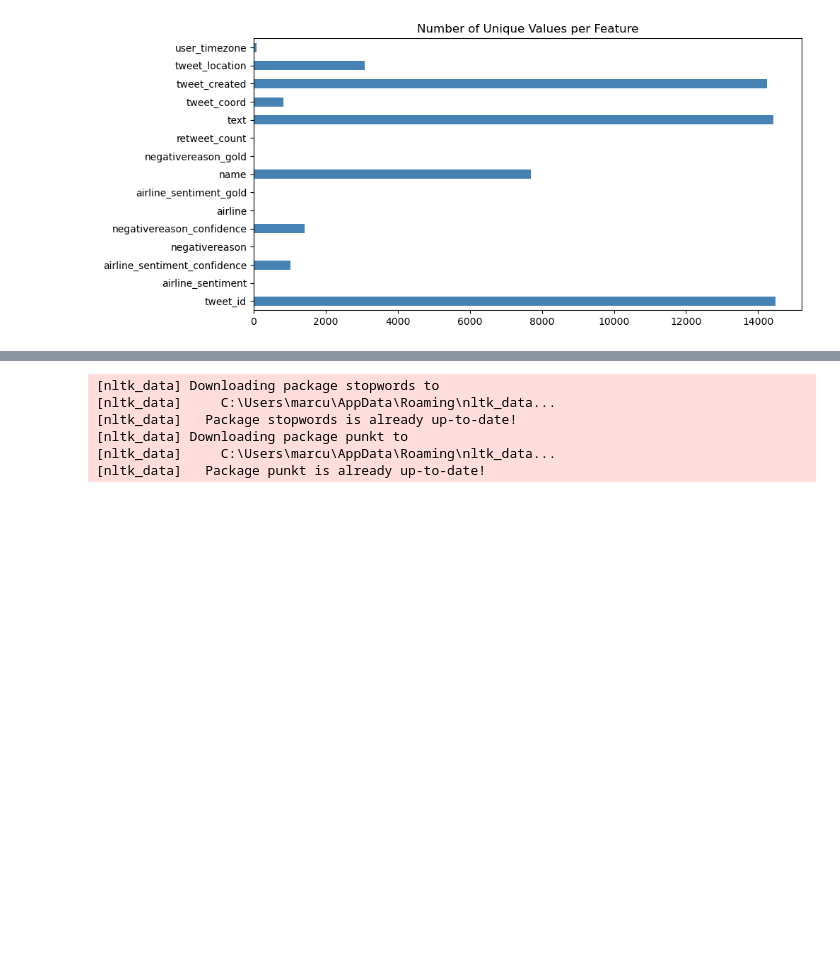
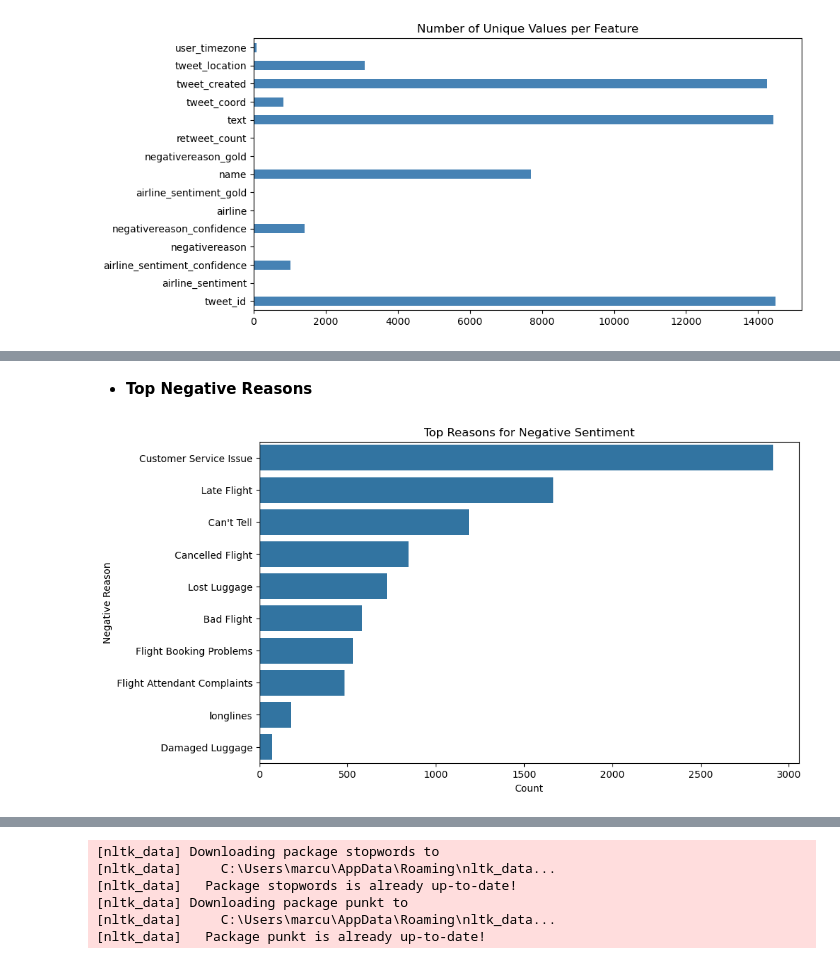
Before and after one commit to Marcus-Moen/PROJECT-2---FINAL, a Jupyter notebook: Project.ipynb, the cells around one changed output, grey strips where cells are left out. Saved outputs shown, nothing was run; the diff lists cells and outputs as text; code cells hidden in the pictures; blank space fills up the shorter version.

```diff
--- a/Project.ipynb
+++ b/Project.ipynb
@@ -91,0 +138,11 @@ df['airline_sentiment'].value_counts().plot(kind='bar')
+# %% [markdown]
+- **Top Negative Reasons**
+# %%
+    plt.figure(figsize=(10,6))
+    sns.countplot(y='negativereason', data=df[df['airline_sentiment'] == 'negative'], order =df['negativereason'].value_counts().index)
+    plt.title('Top Reasons for Negative Sentiment')
+    plt.xlabel('Count')
+    plt.ylabel('Negative Reason')
+    plt.show()
+# %% [output]
+[figure, added]
```
Also changed, not shown: parts of 11 cells of this notebook.
